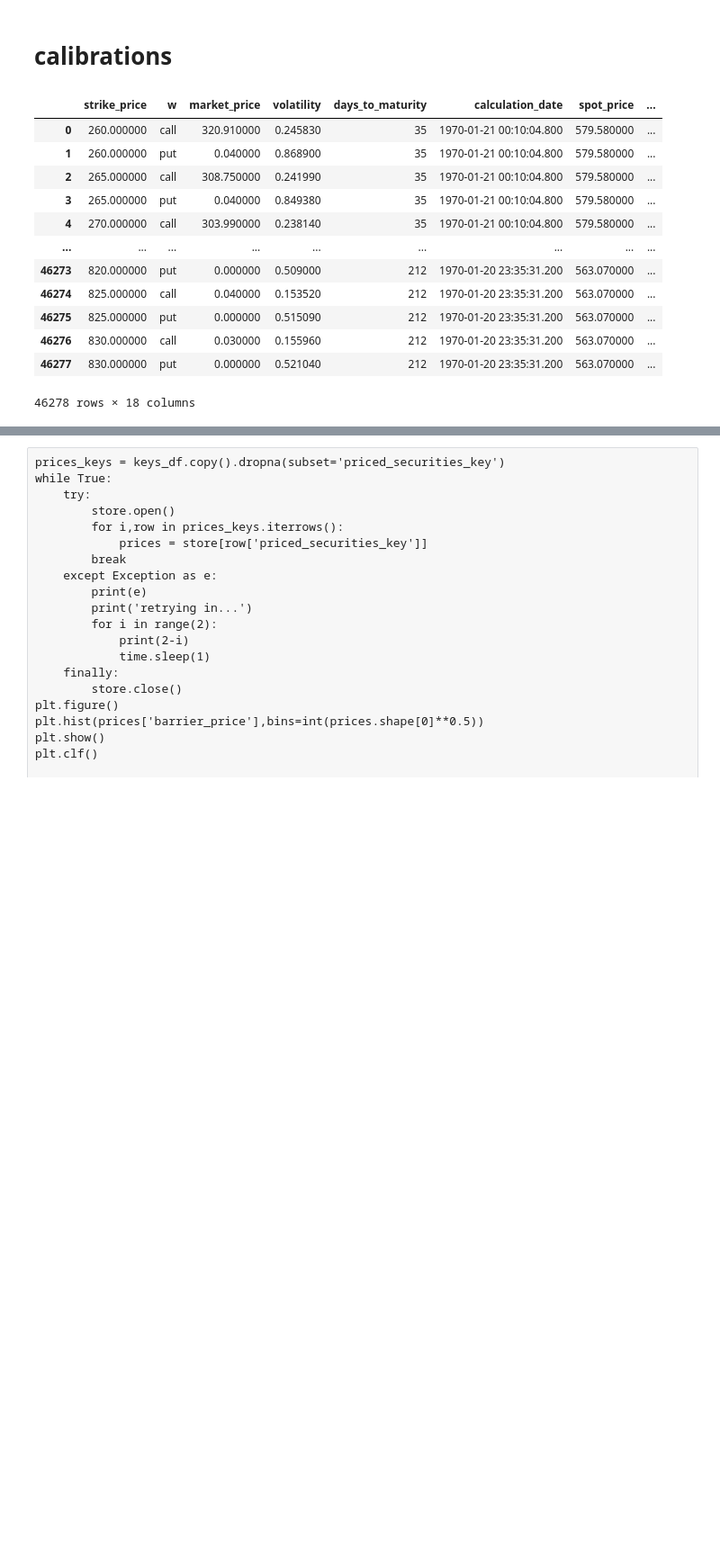
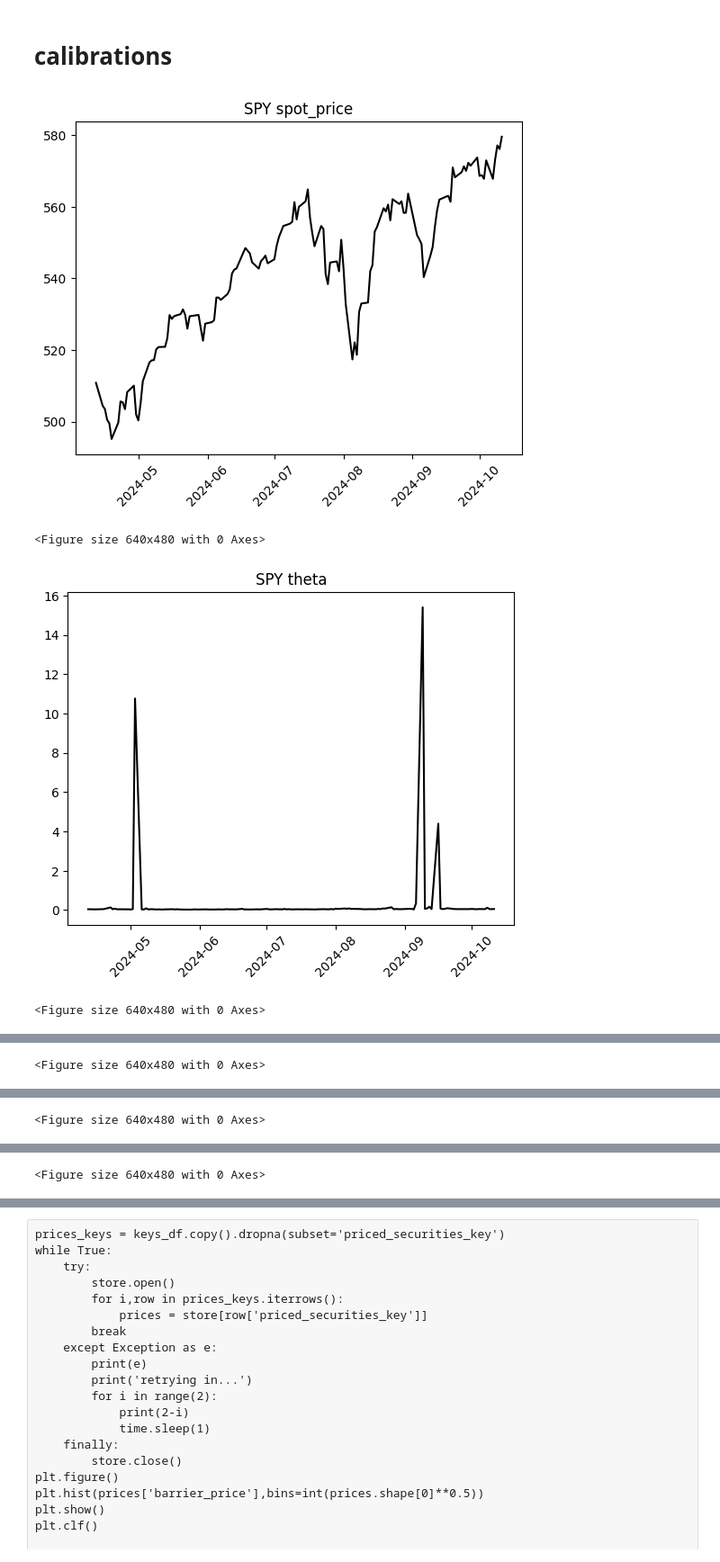
Before and after one commit to boomelage/machine-learning-option-pricing, a Jupyter notebook: historical_data/historical_av_collection/historical_av_data.ipynb, the cells around one changed output, grey strips where cells are left out. Shown at 90% size. Saved outputs shown, nothing was run; the diff lists cells and outputs as text; code cells hidden in the pictures; blank space fills up the shorter version.

```diff
--- a/historical_data/historical_av_collection/historical_av_data.ipynb
+++ b/historical_data/historical_av_collection/historical_av_data.ipynb
@@ -84,48 +84,38 @@ plot_vol_surface(surface)
 # %%
 calibration_keys = keys_df.copy().dropna(subset=['calibration_key','parameter_key'])
 calibrations = []
 parameters = {}
 while True:
     try:
         store.open()
         for i,row in calibration_keys.iterrows():
             calibrations.append(store[row['calibration_key']])
             parameters[row['date']] = store[row['parameter_key']]
         break
     except Exception as e:
         print(e)
         print('retrying in...')
         for i in range(2):
             print(2-i)
             time.sleep(1)
     finally:
         store.close()
 
 calibrations = pd.concat(calibrations,ignore_index=True).dropna(subset='strike_price')
-# calibrations['calculation_date'] = pd.to_datetime(calibrations['calculation_date'],format='%Y-%m-%d')
-# calibrations = calibrations.set_index('calculation_date')
+calibrations['calculation_date'] = pd.to_datetime(calibrations['calculation_date'],format='%Y-%m-%d')
+calibrations = calibrations.set_index('calculation_date')
 parameters = calibrations[['spot_price','theta','kappa','rho','eta','v0']].drop_duplicates()
 
-calibrations
-# for col in parameters.columns:
-#     plt.figure()
-#     plt.plot(calibrations[col], color='black')
-#     plt.xticks(rotation=45)
-#     plt.title(symbol + ' ' + col)
-#     plt.show()
-#     plt.clf()
-# print(f"\n{calibrations.reset_index().describe()}")
+for col in parameters.columns:
+    plt.figure()
+    plt.plot(calibrations[col], color='black')
+    plt.xticks(rotation=45)
+    plt.title(symbol + ' ' + col)
+    plt.show()
+    plt.clf()
+print(f"\n{calibrations.reset_index().describe()}")
 # %% [output]
-|  | strike_price | w | market_price | volatility | days_to_maturity | calculation_date | spot_price | ... |
-| 0 | 260.000000 | call | 320.910000 | 0.245830 | 35 | 1970-01-21 00:10:04.800 | 579.580000 | ... |
-| 1 | 260.000000 | put | 0.040000 | 0.868900 | 35 | 1970-01-21 00:10:04.800 | 579.580000 | ... |
-| 2 | 265.000000 | call | 308.750000 | 0.241990 | 35 | 1970-01-21 00:10:04.800 | 579.580000 | ... |
-| 3 | 265.000000 | put | 0.040000 | 0.849380 | 35 | 1970-01-21 00:10:04.800 | 579.580000 | ... |
-| 4 | 270.000000 | call | 303.990000 | 0.238140 | 35 | 1970-01-21 00:10:04.800 | 579.580000 | ... |
-| ... | ... | ... | ... | ... | ... | ... | ... | ... |
-| 46273 | 820.000000 | put | 0.000000 | 0.509000 | 212 | 1970-01-20 23:35:31.200 | 563.070000 | ... |
-| 46274 | 825.000000 | call | 0.040000 | 0.153520 | 212 | 1970-01-20 23:35:31.200 | 563.070000 | ... |
-| 46275 | 825.000000 | put | 0.000000 | 0.515090 | 212 | 1970-01-20 23:35:31.200 | 563.070000 | ... |
-| 46276 | 830.000000 | call | 0.030000 | 0.155960 | 212 | 1970-01-20 23:35:31.200 | 563.070000 | ... |
-| 46277 | 830.000000 | put | 0.000000 | 0.521040 | 212 | 1970-01-20 23:35:31.200 | 563.070000 | ... |
+[figure, added]
-46278 rows × 18 columns
+<Figure size 640x480 with 0 Axes>
+[figure, added]
+<Figure size 640x480 with 0 Axes>
@@ -131,0 +123 @@ calibrations
+<Figure size 640x480 with 0 Axes>
@@ -131,0 +125 @@ calibrations
+<Figure size 640x480 with 0 Axes>
@@ -131,0 +127 @@ calibrations
+<Figure size 640x480 with 0 Axes>
```
Also changed, not shown: parts of 8 cells of this notebook.
